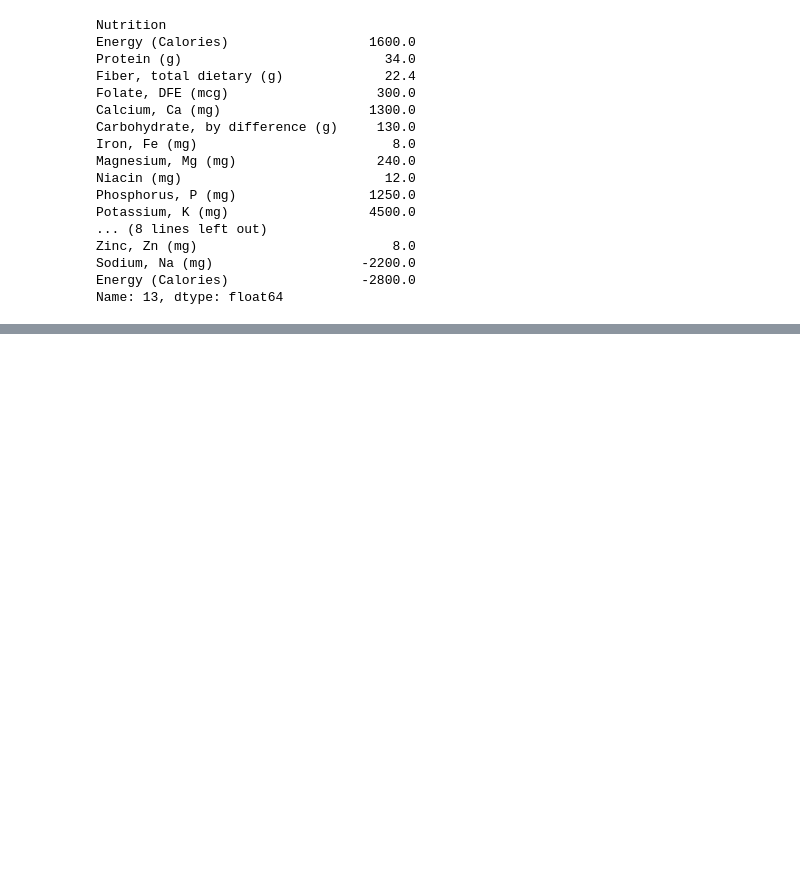
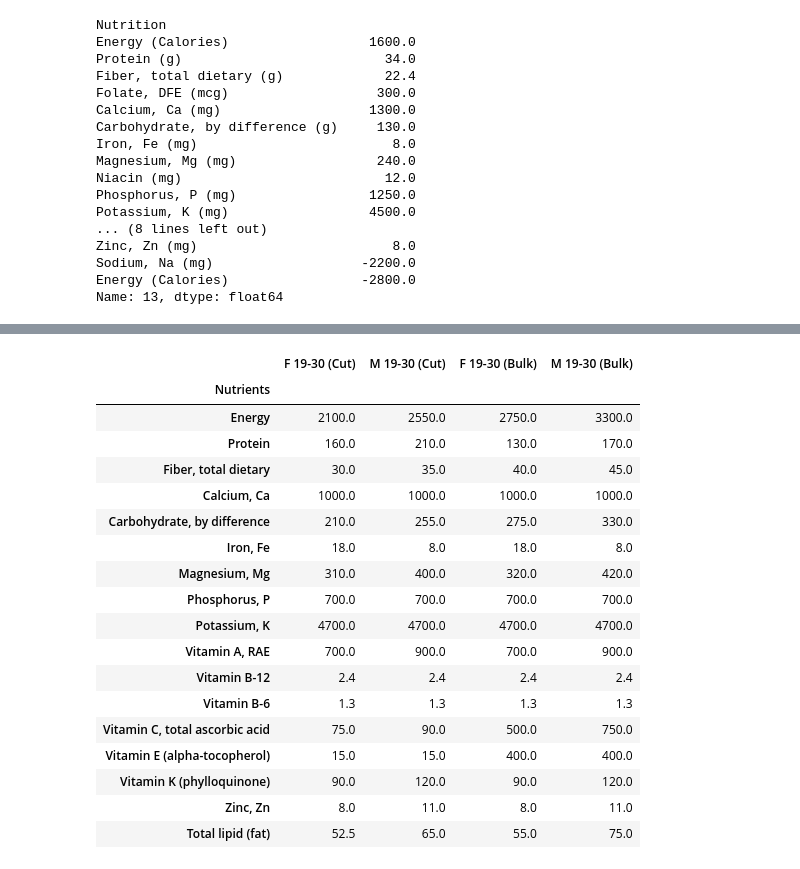
Before and after one commit to LogsC/EEP153_Project2_Spring2023, a Jupyter notebook: eep153_proj2.ipynb, the cells around one changed output, grey strips where cells are left out. Saved outputs shown, nothing was run; the diff lists cells and outputs as text; code cells hidden in the pictures; blank space fills up the shorter version.

```diff
--- a/eep153_proj2.ipynb
+++ b/eep153_proj2.ipynb
@@ -48,0 +104,26 @@ Name: 13, dtype: float64
+# %%
+# read in minimum nutrient requirements
+minNutrients = pd.read_csv('diet_min.csv')
+
+minNutrients = minNutrients.drop('Units', axis=1).set_index('Nutrients')
+minNutrients
+# %% [output]
+|  | F 19-30 (Cut) | M 19-30 (Cut) | F 19-30 (Bulk) | M 19-30 (Bulk) |
+| Nutrients |  |  |  |  |
+| Energy | 2100.0 | 2550.0 | 2750.0 | 3300.0 |
+| Protein | 160.0 | 210.0 | 130.0 | 170.0 |
+| Fiber, total dietary | 30.0 | 35.0 | 40.0 | 45.0 |
+| Calcium, Ca | 1000.0 | 1000.0 | 1000.0 | 1000.0 |
+| Carbohydrate, by difference | 210.0 | 255.0 | 275.0 | 330.0 |
+| Iron, Fe | 18.0 | 8.0 | 18.0 | 8.0 |
+| Magnesium, Mg | 310.0 | 400.0 | 320.0 | 420.0 |
+| Phosphorus, P | 700.0 | 700.0 | 700.0 | 700.0 |
+| Potassium, K | 4700.0 | 4700.0 | 4700.0 | 4700.0 |
+| Vitamin A, RAE | 700.0 | 900.0 | 700.0 | 900.0 |
+| Vitamin B-12 | 2.4 | 2.4 | 2.4 | 2.4 |
+| Vitamin B-6 | 1.3 | 1.3 | 1.3 | 1.3 |
+| Vitamin C, total ascorbic acid | 75.0 | 90.0 | 500.0 | 750.0 |
+| Vitamin E (alpha-tocopherol) | 15.0 | 15.0 | 400.0 | 400.0 |
+| Vitamin K (phylloquinone) | 90.0 | 120.0 | 90.0 | 120.0 |
+| Zinc, Zn | 8.0 | 11.0 | 8.0 | 11.0 |
+| Total lipid (fat) | 52.5 | 65.0 | 55.0 | 75.0 |
```
Also changed, not shown: parts of 10 cells of this notebook, 5 other files.
